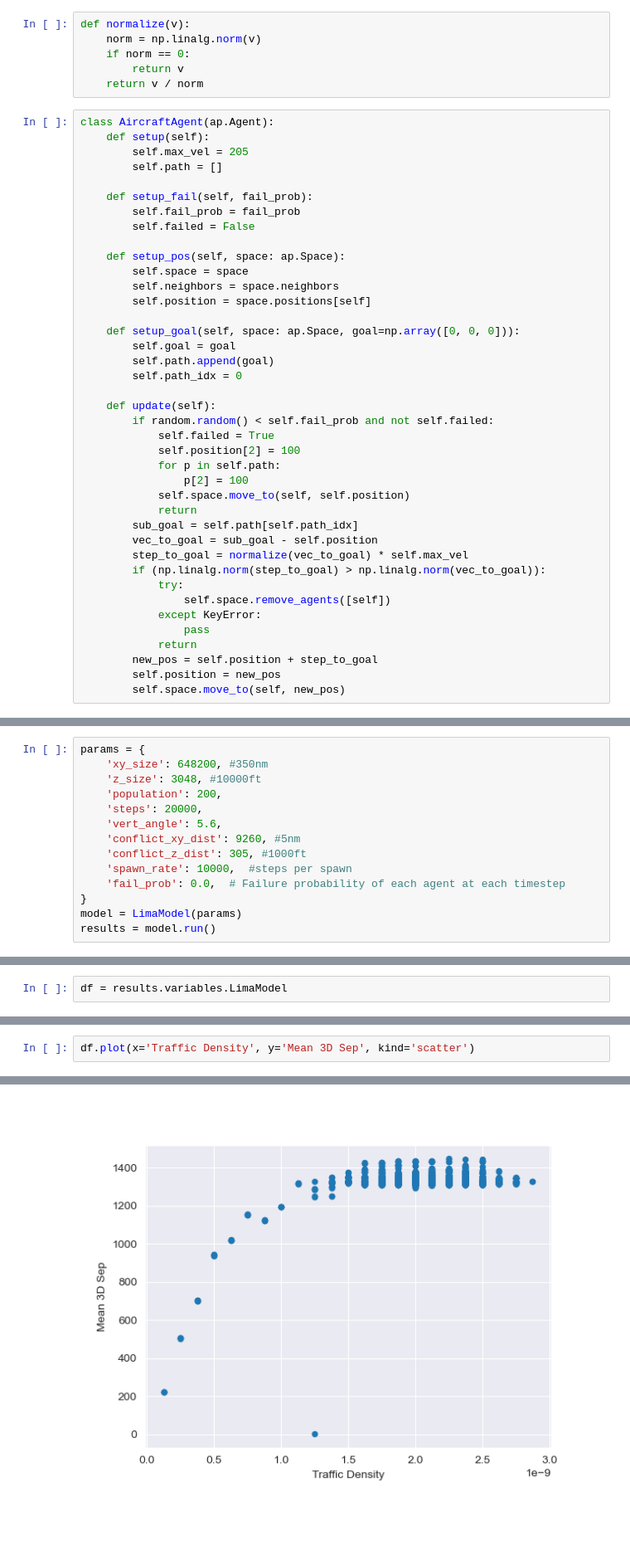
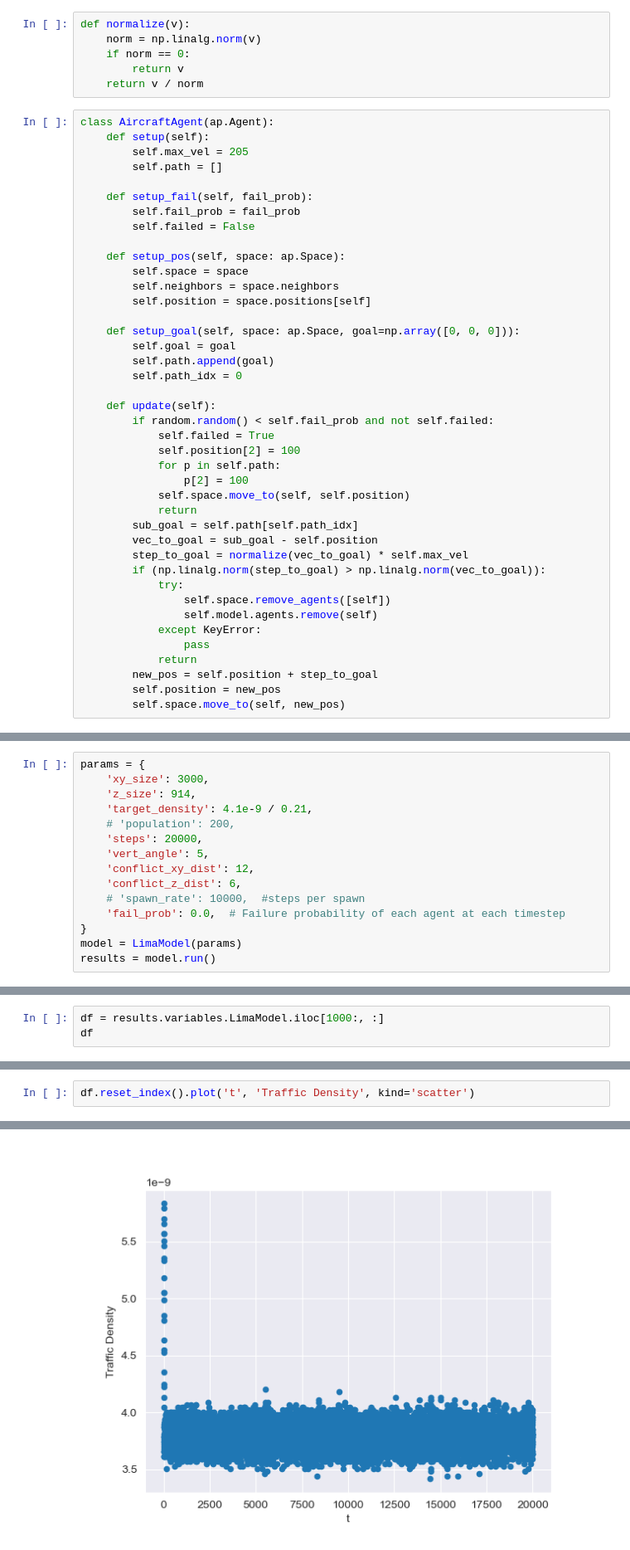
Before and after one commit to aliaksei135/sandbox, a Jupyter notebook: abs-lima/abs_stochastic.ipynb, the cells around one changed output, grey strips where cells are left out. Shown at 83% size. Cells and saved outputs as stored; diff of their text form; blank space fills up the shorter version.

```diff
--- a/abs-lima/abs_stochastic.ipynb
+++ b/abs-lima/abs_stochastic.ipynb
@@ -60,6 +61,7 @@ class AircraftAgent(ap.Agent):
         if (np.linalg.norm(step_to_goal) > np.linalg.norm(vec_to_goal)):
             try:
                 self.space.remove_agents([self])
+                self.model.agents.remove(self)
             except KeyError:
                 pass
             return
@@ -172,13 +199,14 @@ class LimaModel(ap.Model):
 # %%
 params = {
-    'xy_size': 648200, #350nm
-    'z_size': 3048, #10000ft
-    'population': 200,
+    'xy_size': 3000,
+    'z_size': 914,
+    'target_density': 4.1e-9 / 0.21,
+    # 'population': 200,
     'steps': 20000,
-    'vert_angle': 5.6,
-    'conflict_xy_dist': 9260, #5nm
-    'conflict_z_dist': 305, #1000ft
-    'spawn_rate': 10000,  #steps per spawn
+    'vert_angle': 5,
+    'conflict_xy_dist': 12,
+    'conflict_z_dist': 6,
+    # 'spawn_rate': 10000,  #steps per spawn
     'fail_prob': 0.0,  # Failure probability of each agent at each timestep
 }
 model = LimaModel(params)
@@ -189,3 +217,4 @@ Run time: 0:02:36.292684
 Simulation finished
 # %%
-df = results.variables.LimaModel
+df = results.variables.LimaModel.iloc[1000:, :]
+df
@@ -214,3 +273,3 @@ df.plot('Instant Population', 'Instant Conflict Counts', kind='scatter')
 # %%
-df.plot(x='Traffic Density', y='Mean 3D Sep', kind='scatter')
+df.reset_index().plot('t', 'Traffic Density', kind='scatter')
 # %% [output]
@@ -218,3 +277,3 @@ df.plot(x='Traffic Density', y='Mean 3D Sep', kind='scatter')
-[figure, old version]
+[figure, new version]
 # %%
 param_ranges = {
```
Also changed, not shown: parts of 20 cells of this notebook, 11 other files.
